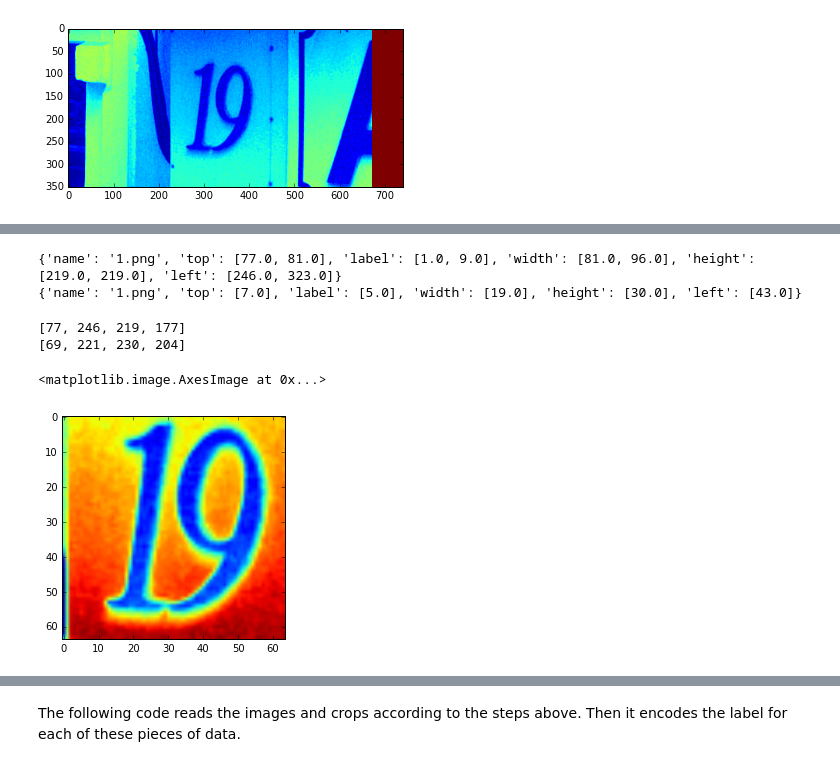
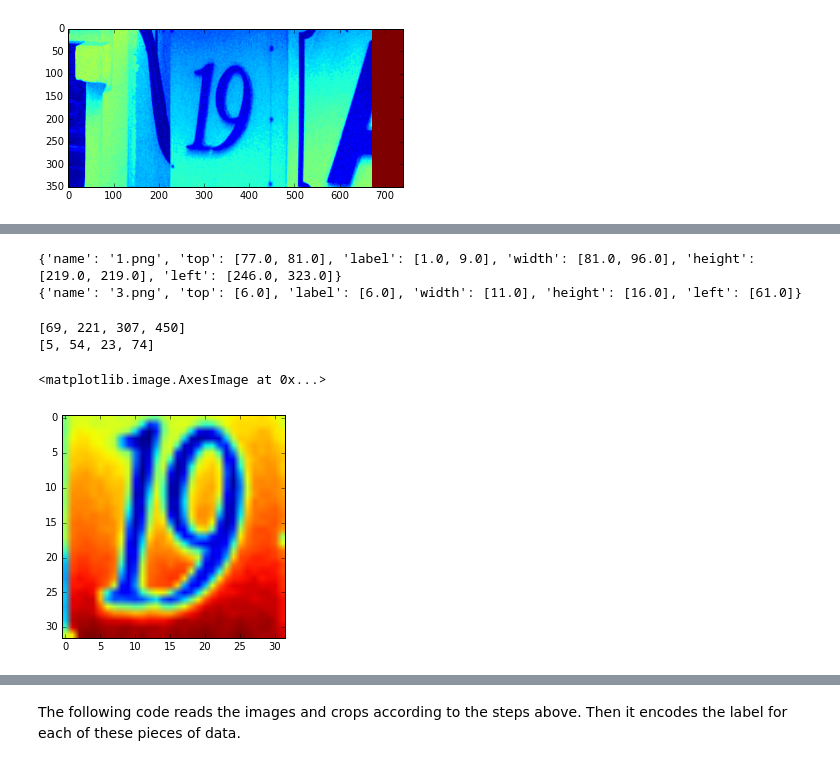
Before and after one commit to drpjm/udacity-mle-project5, a Jupyter notebook: src/svhn_preprocess.ipynb, the cells around one changed output, grey strips where cells are left out. Cells and saved outputs as stored; diff of their text form; code cells hidden in the pictures.

Commit message:
Created functions for generating pickle file from mat file. Error on test data set.

```diff
--- a/src/svhn_preprocess.ipynb
+++ b/src/svhn_preprocess.ipynb
@@ -120,25 +121,22 @@ test_digitstruct = DigitStructFile(test_struct_loc)
 # %%
 train1_dict = train_digitstruct.getDigitStructure(0)
 print train1_dict
-test1_dict = test_digitstruct.getDigitStructure(0)
+test1_dict = test_digitstruct.getDigitStructure(2)
 print test1_dict
 # %% [output]
 {'name': '1.png', 'top': [77.0, 81.0], 'label': [1.0, 9.0], 'width': [81.0, 96.0], 'height': [219.0, 219.0], 'left': [246.0, 323.0]}
-{'name': '1.png', 'top': [7.0], 'label': [5.0], 'width': [19.0], 'height': [30.0], 'left': [43.0]}
+{'name': '3.png', 'top': [6.0], 'label': [6.0], 'width': [11.0], 'height': [16.0], 'left': [61.0]}
 # %%
 # Now, lets mess with the 1 image to crop to the bounding box.
-min_top1 = int(np.min(train1_dict['top']))
-top1 = int(min_top1 - np.ceil(0.1*min_top1))
-min_left1 = int(np.min(train1_dict['left']))
-left1 = int(min_left1 - np.ceil(0.1*min_left1))
-total_height1 = int(np.max(train1_dict['height']))
-height1 = int(total_height1 + np.ceil(0.05*total_height1))
-total_width1 = int(np.sum(train1_dict['width']))
-width1 = int(total_width1 + np.ceil(0.15*total_width1))
-bottom1 = min_top1 + total_height1
-right1 = min_left1 + total_width1
-print [min_top1, min_left1, total_height1, total_width1]
-print [top1, left1, height1, width1]
+def crop_dims(img_dict):
+    mintop = int(np.min(img_dict['top']))
+    top = int(mintop - np.ceil(0.1*mintop))
+    minleft = int(np.min(img_dict['left']))
+    left = int(minleft - np.ceil(0.1*minleft))
+    total_height = int(np.max(img_dict['height']))
+    height = int(total_height + np.ceil(0.05*total_height))
+    total_width = int(np.sum(img_dict['width']))
+    width = int(total_width + np.ceil(0.15*total_width))
+    bottom = mintop + height
+    right = minleft + width
+    return [top, left, bottom, right]
-# %% [output]
-[77, 246, 219, 177]
-[69, 221, 230, 204]
@@ -148,6 +143,19 @@ img1_crop = img1[top1:(top1 + height1),left1:(left1 + width1)]
+# %%
+train1_dims = crop_dims(train1_dict)
+test1_dims = crop_dims(test1_dict)
+print train1_dims
+print test1_dims
+# %% [output]
+[69, 221, 307, 450]
+[5, 54, 23, 74]
+# %%
+# img1_crop = img1[min_top1:bottom1,min_left1:right1]
+img1_crop = img1[train1_dims[0]:train1_dims[2],train1_dims[1]:train1_dims[3]]
+img1_test_crop = img1_test[test1_dims[0]:test1_dims[2],test1_dims[1]:test1_dims[3]]
 # %%
-img1_rs = misc.imresize(img1_crop, (64,64))
+# Crop to 32x32
+img1_rs = misc.imresize(img1_crop, (32,32))
 plt.imshow(img1_rs)
 # %% [output]
 <matplotlib.image.AxesImage at 0x...>
-[figure, old version]
+[figure, new version]
```
Also changed, not shown: parts of 15 cells of this notebook, 1 other file.
